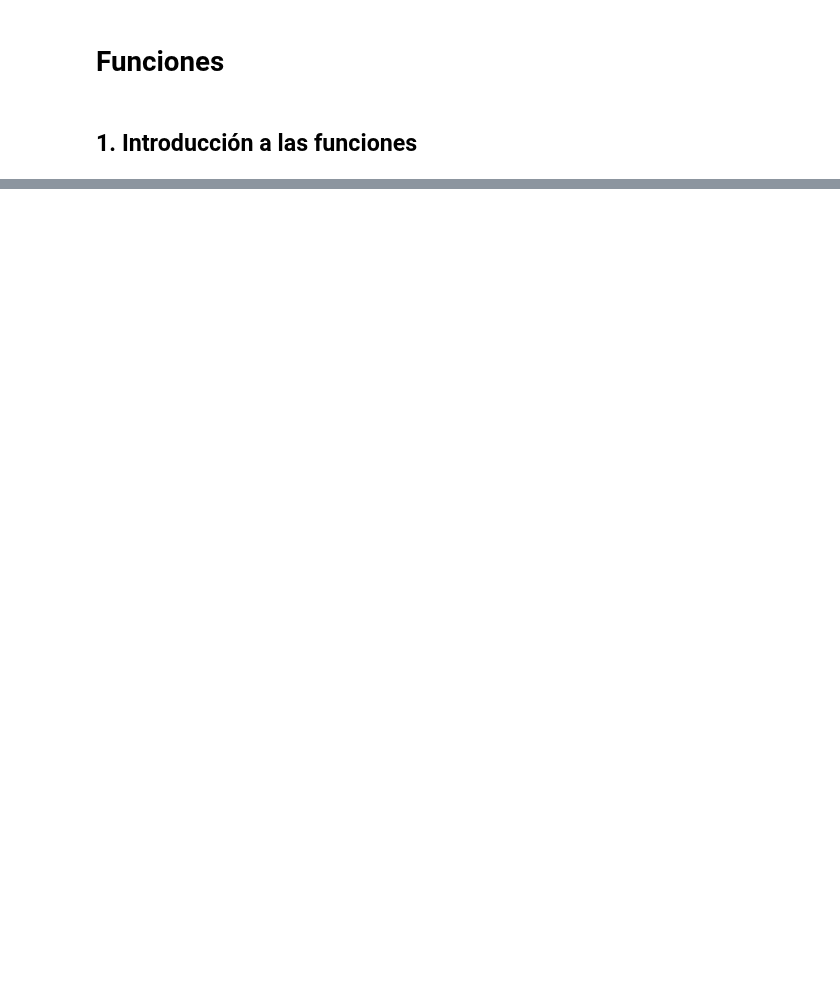
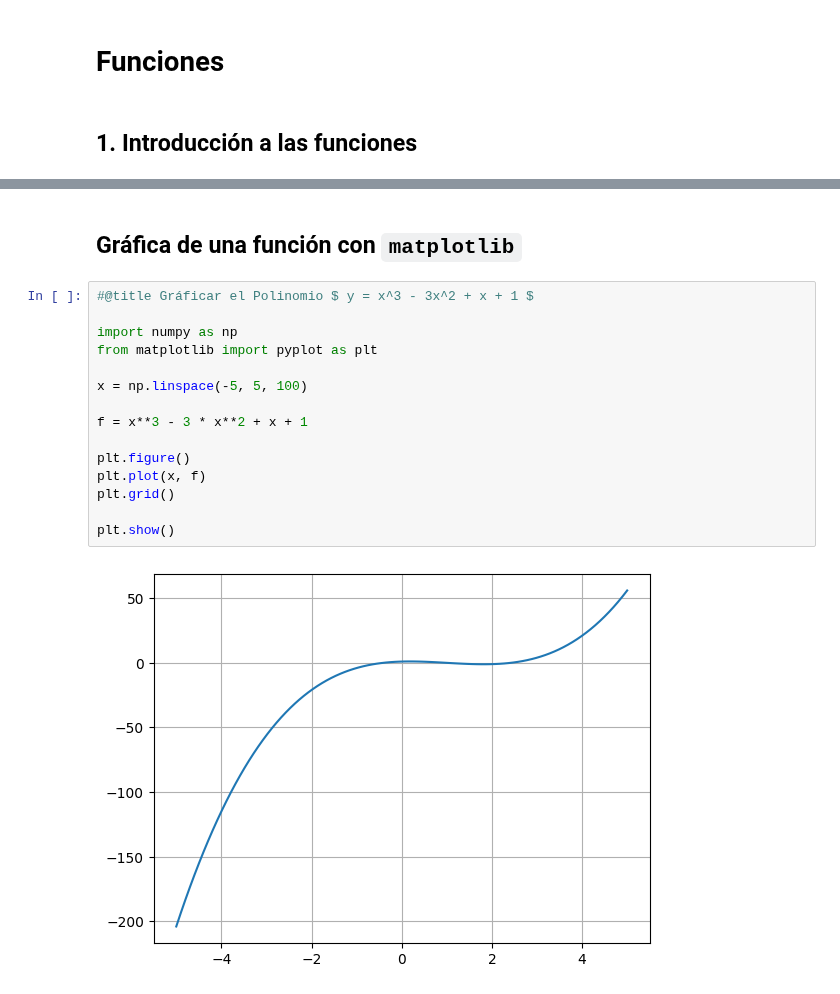
Before and after one commit to financieras/math_for_ai, a Jupyter notebook: 010_Funciones.ipynb, the cells around one changed output, grey strips where cells are left out. Saved outputs shown, nothing was run; the diff lists cells and outputs as text; blank space fills up the shorter version.

```diff
--- a/010_Funciones.ipynb
+++ b/010_Funciones.ipynb
@@ -73,3 +73,22 @@ Podemos observar como la temperatura varía a lo largo del día. Podríamos esta
 - En términos más simples, el dominio corresponde a lo que yo manejo, es decir de donde yo vengo, y el recorrido es hacia donde yo voy.
 
 <img src="https://github.com/financieras/math_for_ai/blob/main/img/funcion3.webp?raw=1" alt="dominio y recorrido" width="800"/>
+# %% [markdown]
+## Gráfica de una función con `matplotlib`
+# %%
+#@title Gráficar el Polinomio $ y = x^3 - 3x^2 + x + 1 $
+
+import numpy as np
+from matplotlib import pyplot as plt
+
+x = np.linspace(-5, 5, 100)
+
+f = x**3 - 3 * x**2 + x + 1
+
+plt.figure()
+plt.plot(x, f)
+plt.grid()
+
+plt.show()
+# %% [output]
+[figure, added]
```
Also changed, not shown: parts of 3 cells of this notebook.
